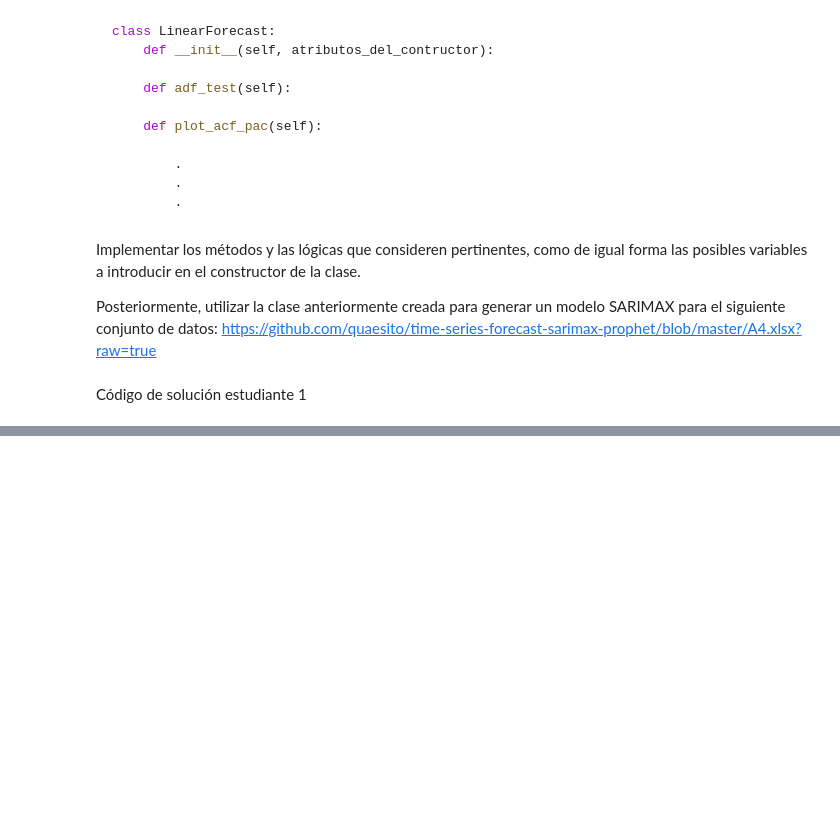
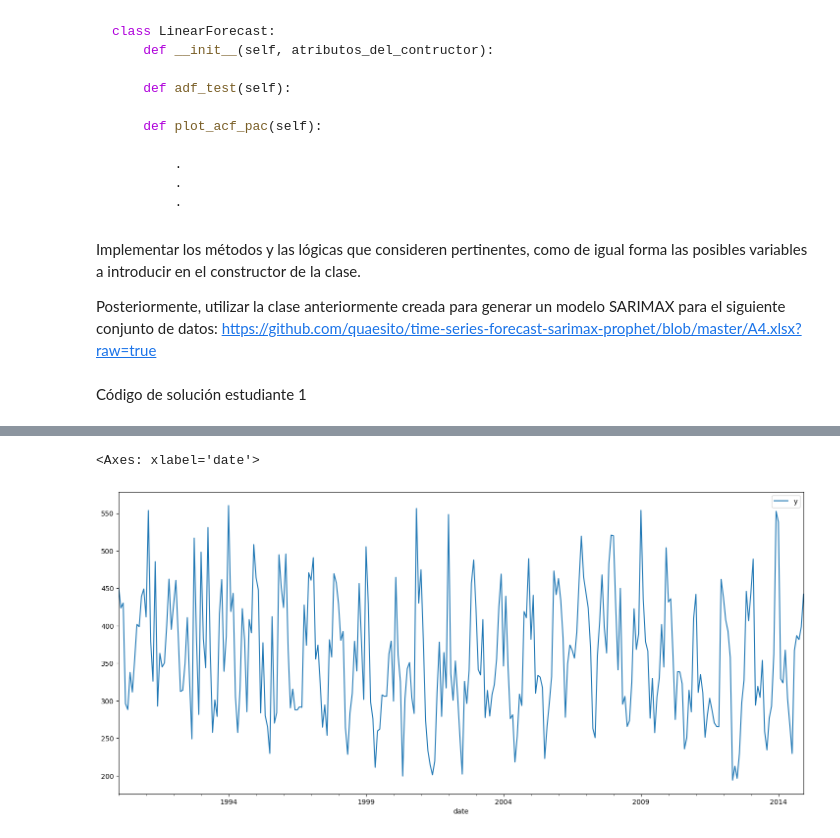
Before and after one commit to jaramillooo/T3_AECabrera, a Jupyter notebook: T3_AECabrera.ipynb, the cells around one changed output, grey strips where cells are left out. Saved outputs shown, nothing was run; the diff lists cells and outputs as text; code cells hidden in the pictures; blank space fills up the shorter version.

```diff
--- a/T3_AECabrera.ipynb
+++ b/T3_AECabrera.ipynb
@@ -55,0 +196,4 @@ Código de solución estudiante 2
+# %%
+url = 'https://github.com/quaesito/time-series-forecast-sarimax-prophet/blob/master/A4.xlsx?raw=true'
+data = pd.read_excel(url)
+data
@@ -55,0 +214,8 @@ Código de solución estudiante 2
+# %%
+data = data[['date', 'Energy (kWh)']]
+data.columns = ['date', 'y']
+
+
+# Hacer un re muestreo de los datos para que queden de forma mensual (promediarlos)
+data = data.set_index('date').resample('M').mean()
+data.head()
@@ -55,0 +230,5 @@ Código de solución estudiante 2
+# %%
+data.plot(figsize=(18,8))
+# %% [output]
+<Axes: xlabel='date'>
+[figure, added]
```
Also changed, not shown: parts of 38 cells of this notebook.
